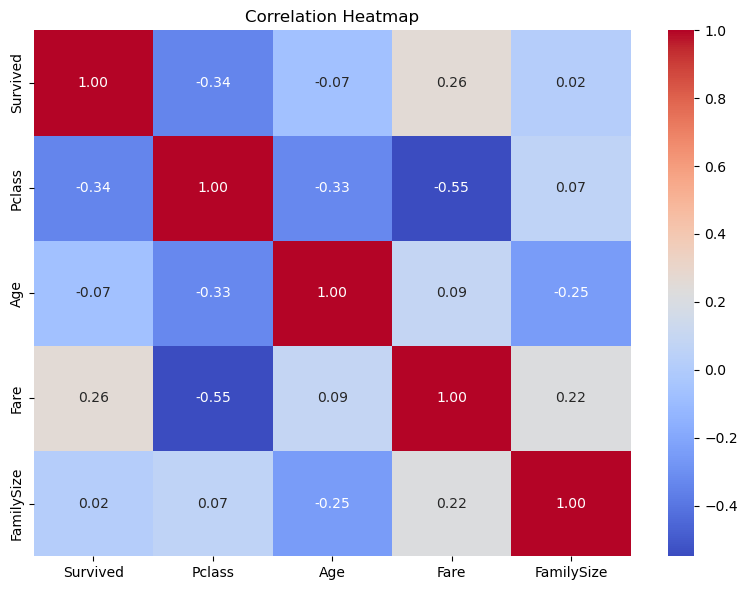
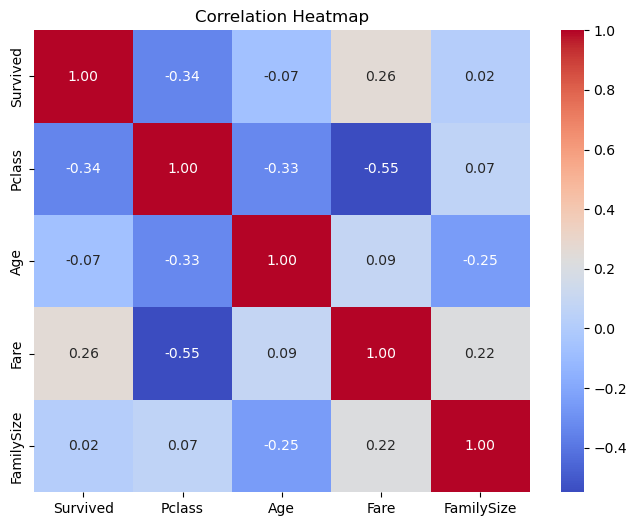
The notebook cell's code change between the first figure and the second:
--- before
+++ after
@@ -13,4 +13,3 @@
             fmt='.2f')         # 2 decimal places
 plt.title('Correlation Heatmap')
-plt.tight_layout()
 plt.show()

Commit: updated